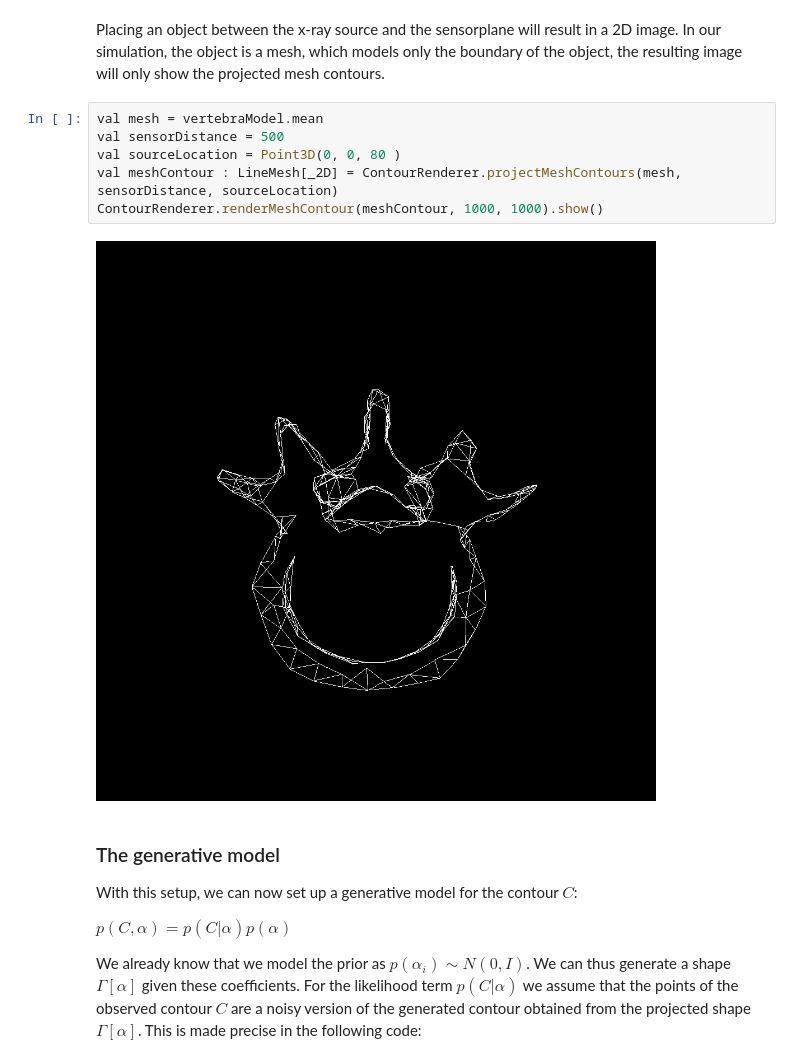
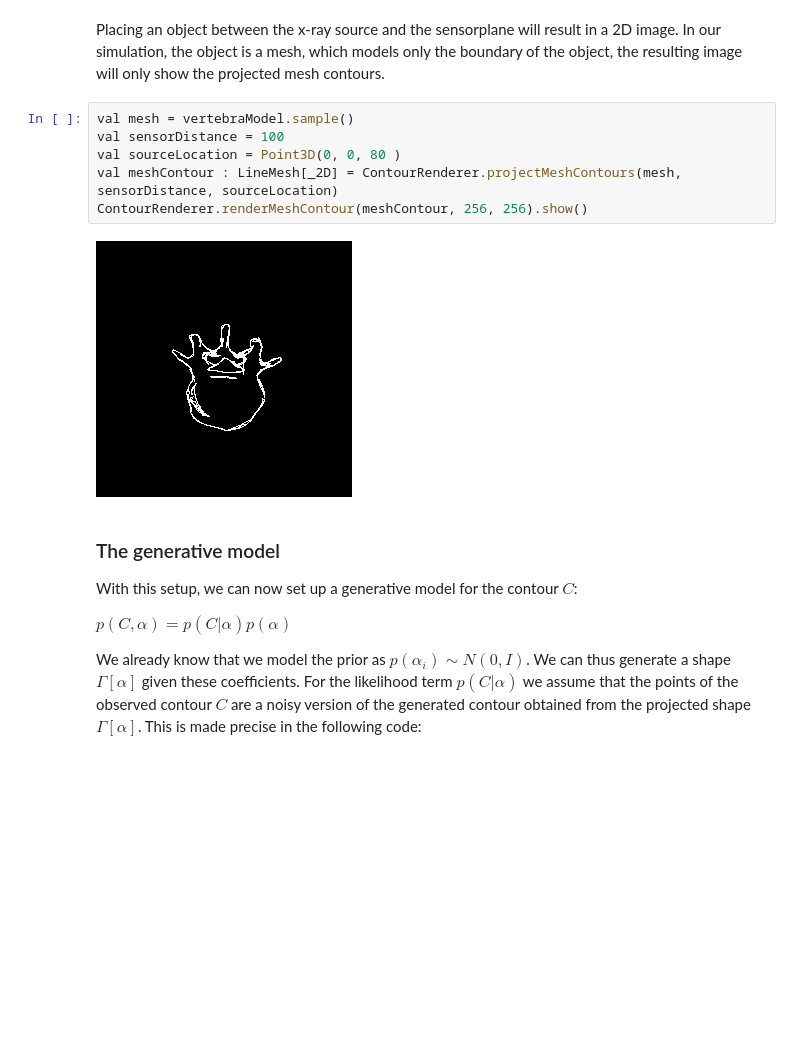
Before and after one commit to shape-the-world/big-data-africa-23, a Jupyter notebook: notebooks/shape-modelling.ipynb, the cells around one changed output. Cells and saved outputs as stored; diff of their text form; blank space fills up the shorter version.

```diff
--- a/notebooks/shape-modelling.ipynb
+++ b/notebooks/shape-modelling.ipynb
@@ -125,13 +126,13 @@ Our goal in the projet is to be able to explain a contour in an image. To this e
 # %% [markdown]
 Placing an object between the x-ray source and the sensorplane will result in a 2D image. In our simulation, the object is a mesh, which models only the boundary of the object, the resulting image will only show the projected mesh contours.
 # %%
-val mesh = vertebraModel.mean
-val sensorDistance = 500
+val mesh = vertebraModel.sample()
+val sensorDistance = 100
 val sourceLocation = Point3D(0, 0, 80 )
 val meshContour : LineMesh[_2D] = ContourRenderer.projectMeshContours(mesh, sensorDistance, sourceLocation)
-ContourRenderer.renderMeshContour(meshContour, 1000, 1000).show()
+ContourRenderer.renderMeshContour(meshContour, 256, 256).show()
 # %% [output]
-[figure, old version]
+[figure, new version]
 # %% [markdown]
 ### The generative model
 
```
Also changed, not shown: parts of 10 cells of this notebook, 11 other files.
